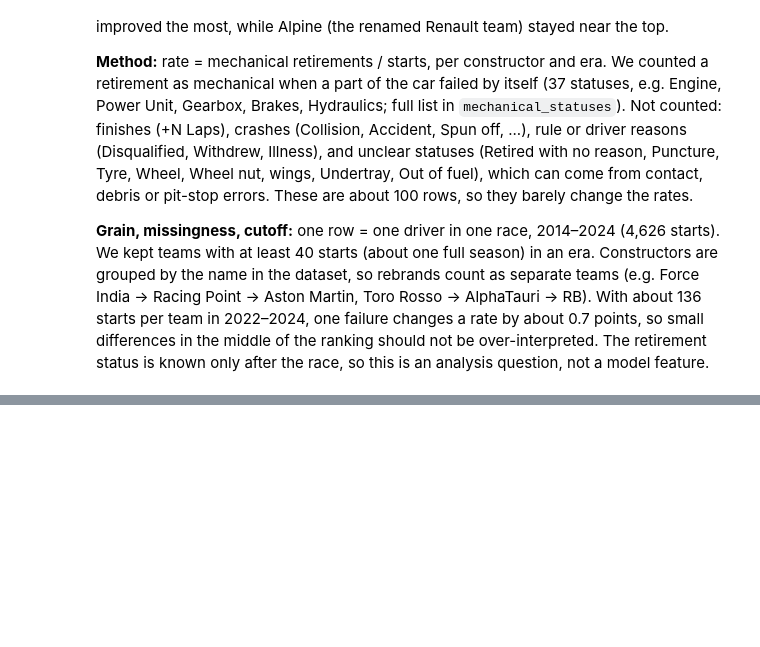
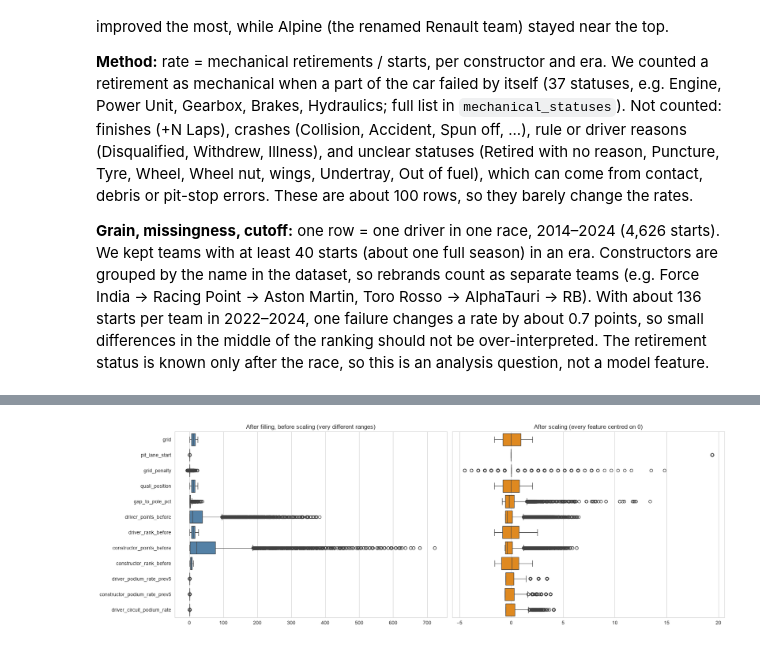
Before and after one commit to AmrKoura/ACL-project, a Jupyter notebook: milestone1.ipynb, the cells around one changed output, grey strips where cells are left out. Cells and saved outputs as stored; diff of their text form; code cells hidden in the pictures; blank space fills up the shorter version.

```diff
--- a/milestone1.ipynb
+++ b/milestone1.ipynb
@@ -2015,0 +1807,26 @@ The inference demo also accepts missing fields. For its complete record the fore
+# %%
+# step 1: fill missing values with the training median
+imputer = SimpleImputer(strategy='median')
+imputer.fit(X_train)
+X_train_filled = pd.DataFrame(imputer.transform(X_train), columns=FEATURES, index=X_train.index)
+X_valid_filled = pd.DataFrame(imputer.transform(X_valid), columns=FEATURES, index=X_valid.index)
+X_test_filled = pd.DataFrame(imputer.transform(X_test), columns=FEATURES, index=X_test.index)
+
+# step 2: scale to mean 0 and std 1, again learned on the training rows
+scaler = StandardScaler()
+scaler.fit(X_train_filled)
+X_train_scaled = pd.DataFrame(scaler.transform(X_train_filled), columns=FEATURES, index=X_train.index)
+X_valid_scaled = pd.DataFrame(scaler.transform(X_valid_filled), columns=FEATURES, index=X_valid.index)
+X_test_scaled = pd.DataFrame(scaler.transform(X_test_filled), columns=FEATURES, index=X_test.index)
+
+# effect of the steps on the training data
+effect = pd.DataFrame({
+    'missing before': X_train.isna().sum(),
+    'missing after': X_train_filled.isna().sum(),
+    'median used': imputer.statistics_,
+    'min before scaling': X_train_filled.min(),
+    'max before scaling': X_train_filled.max(),
+    'mean after scaling': X_train_scaled.mean(),
+    'std after scaling': X_train_scaled.std(),
+})
+effect.round(2)
@@ -2015,0 +1847,15 @@ The inference demo also accepts missing fields. For its complete record the fore
+# %%
+# the same features before and after scaling
+fig, axes = plt.subplots(1, 2, figsize=(18, 6))
+
+sns.boxplot(data=X_train_filled, orient='h', ax=axes[0], color='steelblue')
+axes[0].set_title('After filling, before scaling (very different ranges)')
+
+sns.boxplot(data=X_train_scaled, orient='h', ax=axes[1], color='darkorange')
+axes[1].set_title('After scaling (every feature centred on 0)')
+axes[1].set_yticklabels([])
+
+plt.tight_layout()
+plt.show()
+# %% [output]
+[figure, added]
```
Also changed, not shown: parts of 84 cells of this notebook, 1 other file.
